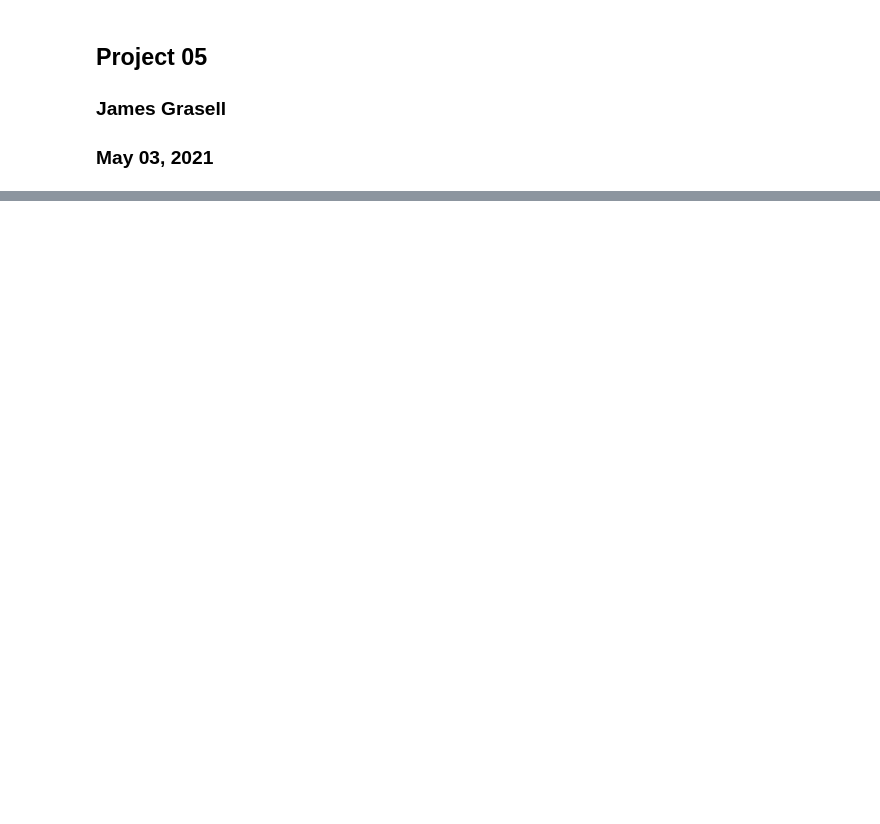
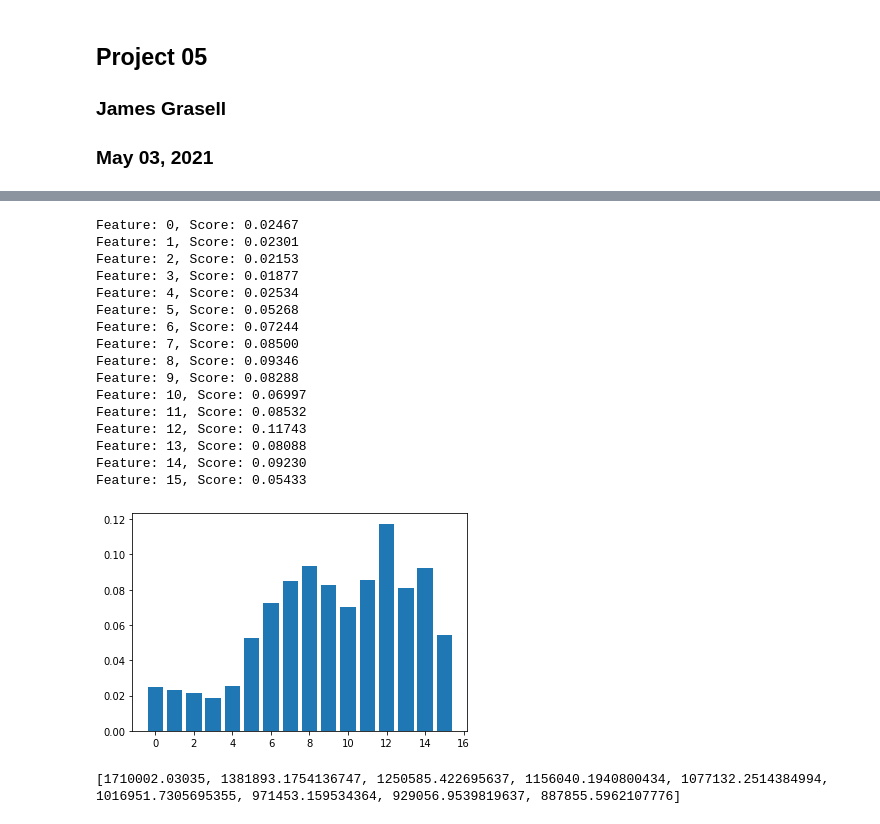
Before and after one commit to jimgrasell/AML, a Jupyter notebook: Project05/Project05-Grasell.ipynb, the cells around one changed output, grey strips where cells are left out. Saved outputs shown, nothing was run; the diff lists cells and outputs as text; code cells hidden in the pictures; blank space fills up the shorter version.

```diff
--- a/Project05/Project05-Grasell.ipynb
+++ b/Project05/Project05-Grasell.ipynb
@@ -16,0 +75,7 @@ train_url = 'https://raw.githubusercontent.com/jimgrasell/AML/master/Project05/D
+# %%
+# Split target from features
+X = letters_df.drop(['class'], axis=1)
+y = letters_df['class']
+
+print(X.head(3))
+print(y.head(3))
@@ -16,0 +213,31 @@ train_url = 'https://raw.githubusercontent.com/jimgrasell/AML/master/Project05/D
+# %%
+# get feature importances from the model
+from matplotlib import pyplot
+rf_clf['classifier'].fit(preprocessor.fit_transform(X), y)
+importance = rf_clf['classifier'].feature_importances_
+
+# summarize feature importances
+for i,v in enumerate(importance):
+	print('Feature: %0d, Score: %.5f' % (i,v))
+
+# plot feature importances
+pyplot.bar([x for x in range(len(importance))], importance)
+pyplot.show()
+# %% [output]
+Feature: 0, Score: 0.02467
+Feature: 1, Score: 0.02301
+Feature: 2, Score: 0.02153
+Feature: 3, Score: 0.01877
+Feature: 4, Score: 0.02534
+Feature: 5, Score: 0.05268
+Feature: 6, Score: 0.07244
+Feature: 7, Score: 0.08500
+Feature: 8, Score: 0.09346
+Feature: 9, Score: 0.08288
+Feature: 10, Score: 0.06997
+Feature: 11, Score: 0.08532
+Feature: 12, Score: 0.11743
+Feature: 13, Score: 0.08088
+Feature: 14, Score: 0.09230
+Feature: 15, Score: 0.05433
+[figure, added]
@@ -16,0 +246,10 @@ train_url = 'https://raw.githubusercontent.com/jimgrasell/AML/master/Project05/D
+# %%
+from sklearn.cluster import KMeans
+
+kmeans_per_k = [KMeans(n_clusters=k, random_state=42).fit(X)
+                for k in range(1, 10)]
+inertias = [model.inertia_ for model in kmeans_per_k]
+
+print(inertias)
+# %% [output]
+[1710002.03035, 1381893.1754136747, 1250585.422695637, 1156040.1940800434, 1077132.2514384994, 1016951.7305695355, 971453.159534364, 929056.9539819637, 887855.5962107776]
```
Also changed, not shown: parts of 18 cells of this notebook.
